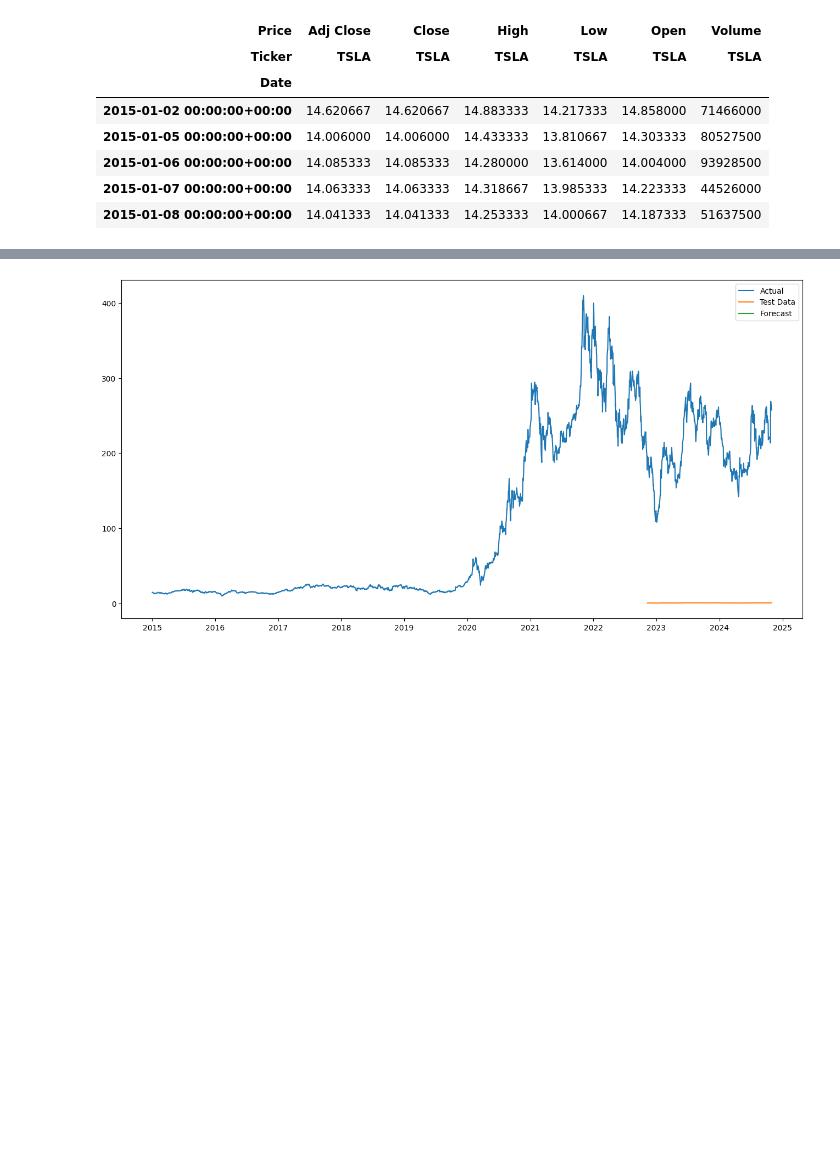
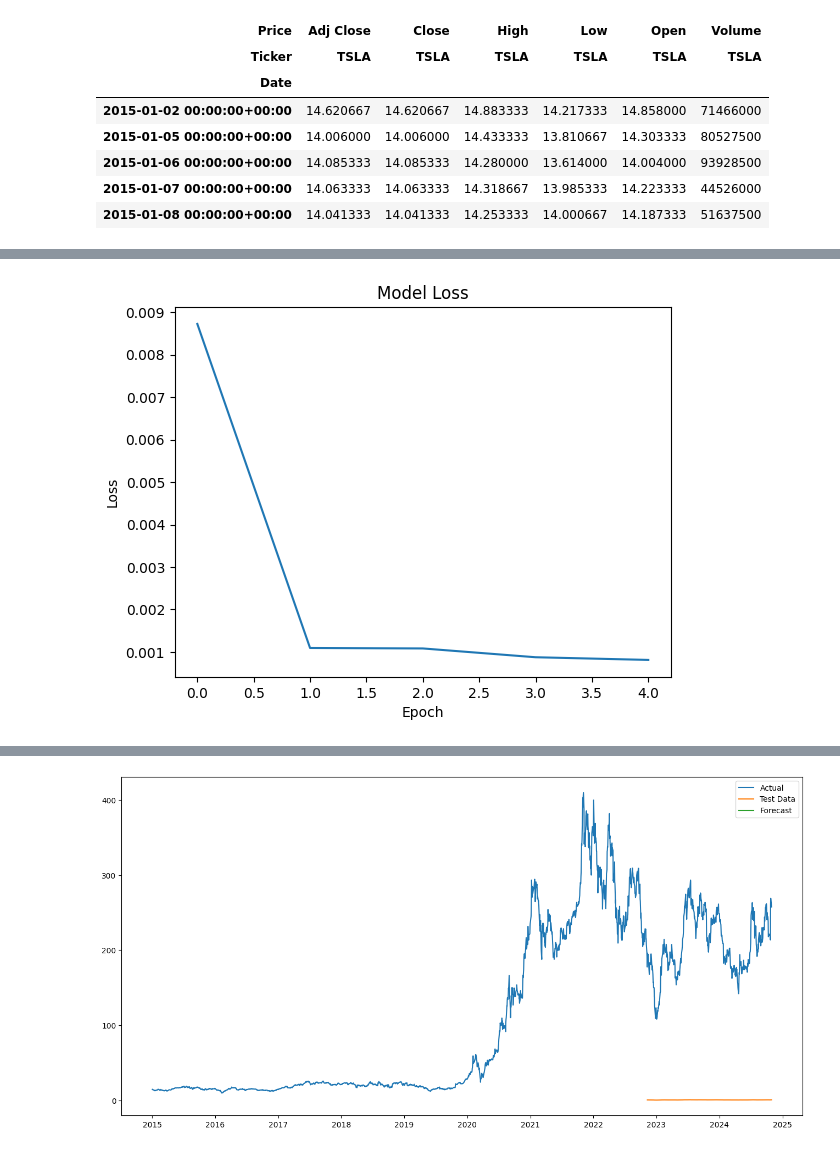
Before and after one commit to abrahamekeffale/time_series_modeling, a Jupyter notebook: notebooks/model.ipynb, the cells around one changed output, grey strips where cells are left out. Cells and saved outputs as stored; diff of their text form; code cells hidden in the pictures; blank space fills up the shorter version.

```diff
--- a/notebooks/model.ipynb
+++ b/notebooks/model.ipynb
@@ -128,0 +138,8 @@ Mean Absolute Percentage Error: 442.40579599521783
+# %%
+plt.plot(history.history['loss'])
+plt.xlabel('Epoch')
+plt.ylabel('Loss')
+plt.title('Model Loss')
+plt.show()
+# %% [output]
+[figure, added]
```
Also changed, not shown: parts of 7 cells of this notebook, 1 other file.
